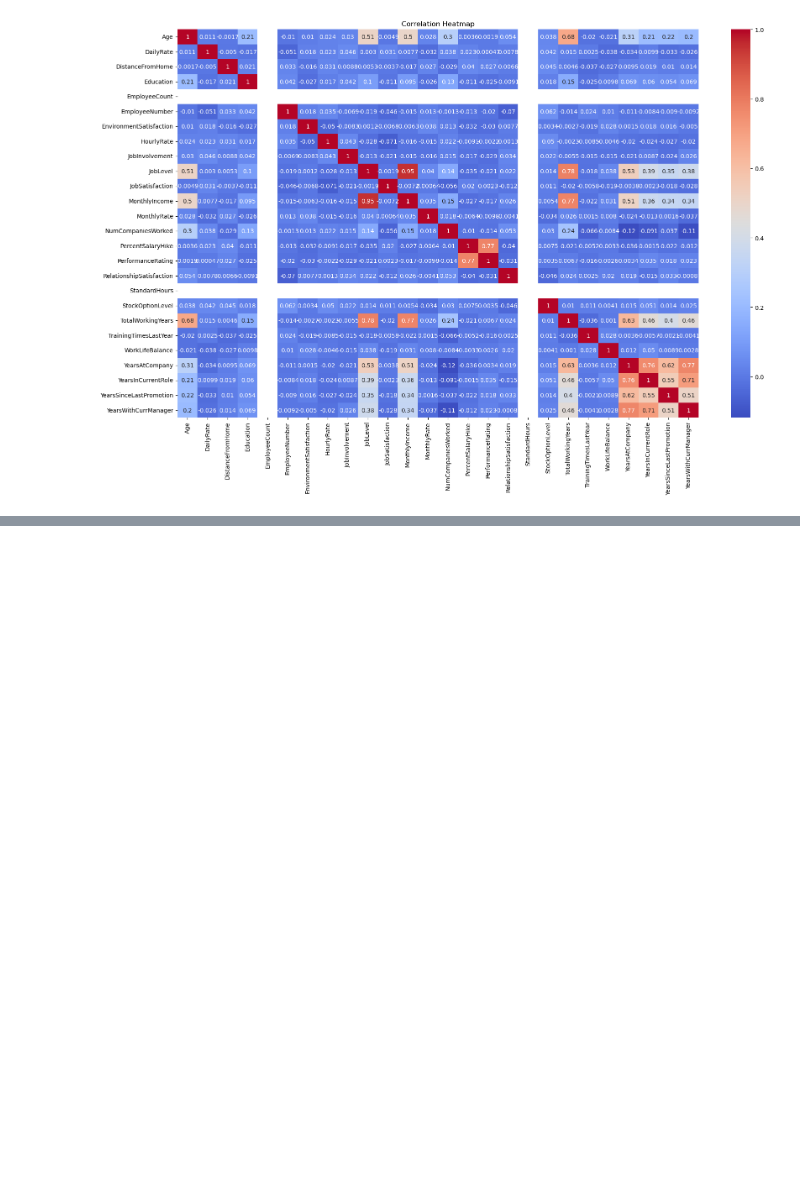
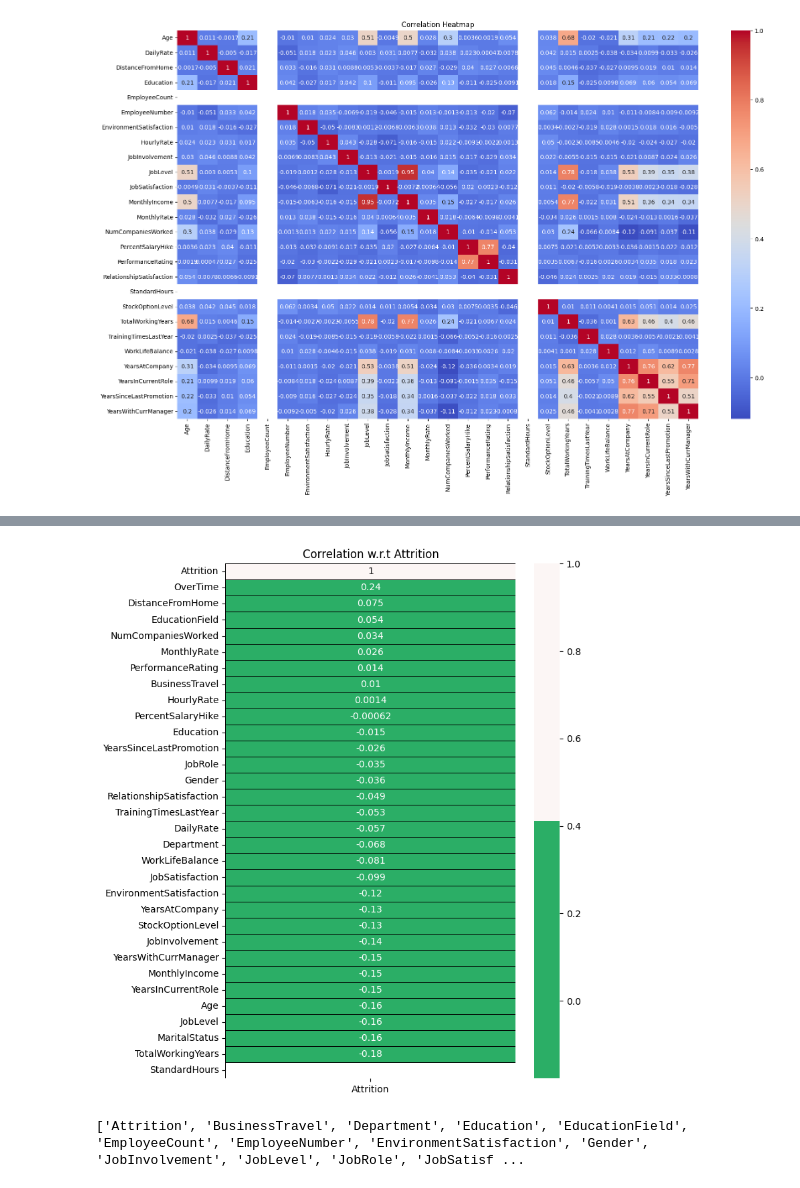
Before and after one commit to Thian0509/MLG382_CYO_Project, a Jupyter notebook: Employee_Attrition_Prediction.ipynb, the cells around one changed output, grey strips where cells are left out. Saved outputs shown, nothing was run; the diff lists cells and outputs as text; code cells hidden in the pictures; blank space fills up the shorter version.

```diff
--- a/Employee_Attrition_Prediction.ipynb
+++ b/Employee_Attrition_Prediction.ipynb
@@ -398,0 +454,17 @@ plt.show()
+# %%
+mappings = {
+            'Attrition': {'Yes': 1, 'No': 0},
+            'BusinessTravel': {'Travel_Rarely': 0, 'Travel_Frequently': 1, 'Non-Travel': 2},
+            'Department': {'Sales': 0, 'Research & Development': 1, 'Human Resources': 2},
+            'EducationField': {'Life Sciences': 0, 'Medical': 1, 'Marketing': 2, 'Technical Degree': 3, 'Human Resources': 4, 'Other': 5},
+            'Gender': {'Male': 0, 'Female': 1},
+            'JobRole': {'Sales Executive': 0, 'Research Scientist': 1, 'Laboratory Technician': 2, 'Manufacturing Director': 3, 'Healthcare Representative': 4, 'Manager': 5, 'Sales Representative': 6, 'Research Director': 7, 'Human Resources': 8, 'Technician': 9},
+            'MaritalStatus': {'Single': 0, 'Married': 1, 'Divorced': 2},
+            'Over18': {'Y': 1, 'N': 0},
+            'OverTime': {'Yes': 1, 'No': 0}
+            }
+
+df.replace(mappings, inplace=True)
+# %%
+df.drop(columns = ['EmployeeCount', 'EmployeeNumber', 'Over18'], inplace = True)
+df.head()
@@ -398,0 +494,29 @@ plt.show()
+# %%
+from sklearn.model_selection import train_test_split
+features = ['Age', 'BusinessTravel', 'DailyRate', 'Department', 'DistanceFromHome',
+       'Education', 'EducationField', 'EnvironmentSatisfaction', 'Gender',
+       'HourlyRate', 'JobInvolvement', 'JobLevel', 'JobRole',
+       'JobSatisfaction', 'MaritalStatus', 'MonthlyIncome', 'MonthlyRate',
+       'NumCompaniesWorked', 'OverTime', 'PercentSalaryHike',
+       'PerformanceRating', 'RelationshipSatisfaction', 'StandardHours',
+       'StockOptionLevel', 'TotalWorkingYears', 'TrainingTimesLastYear',
+       'WorkLifeBalance', 'YearsAtCompany', 'YearsInCurrentRole',
+       'YearsSinceLastPromotion', 'YearsWithCurrManager']
+
+target = 'Attrition'
+
+f1 = df[features]
+t1 = df[target]
+
+x_train,x_test,y_train,y_test = train_test_split(f1,t1,test_size = 0.15, random_state=2)
+# %%
+x_train_test = x_train.copy(deep = True)
+x_train_test['Attrition'] = y_train
+# %%
+corr = x_train_test.corrwith(x_train_test['Attrition']).sort_values(ascending = False).to_frame()
+corr.columns = ['Attrition']
+plt.subplots(figsize = (7,10))
+sns.heatmap(corr,annot = True,cmap = colors,linewidths = 0.4,linecolor = 'black');
+plt.title('Correlation w.r.t Attrition');
+# %% [output]
+[figure, added]
@@ -398,0 +529,4 @@ plt.show()
+# %%
+print(categorical_features)
+# %% [output]
+['Attrition', 'BusinessTravel', 'Department', 'Education', 'EducationField', 'EmployeeCount', 'EmployeeNumber', 'EnvironmentSatisfaction', 'Gender', 'JobInvolvement', 'JobLevel', 'JobRole', 'JobSatisf ...
```
Also changed, not shown: parts of 26 cells of this notebook.
